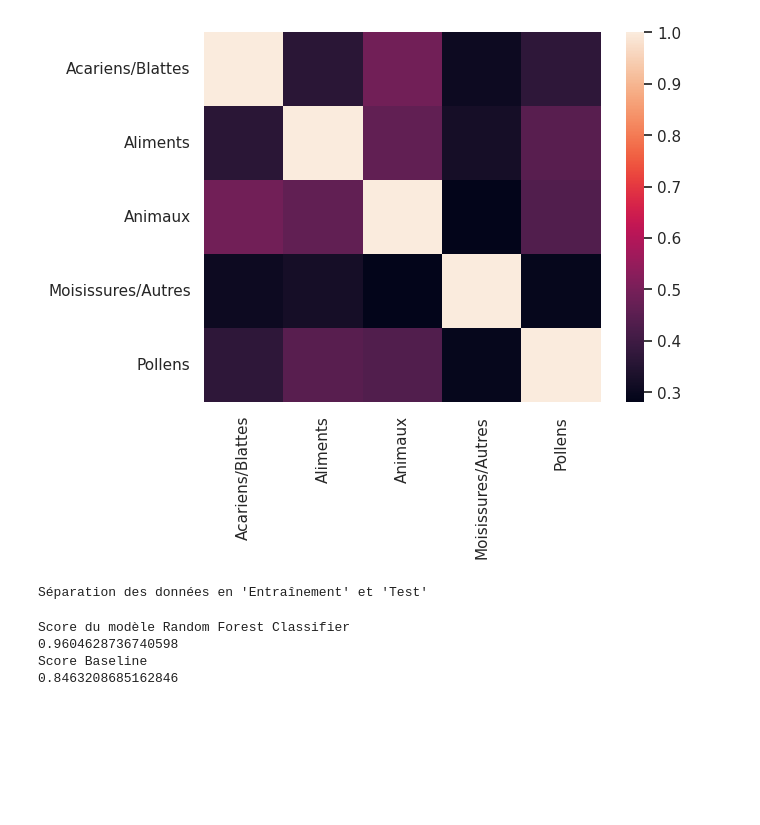
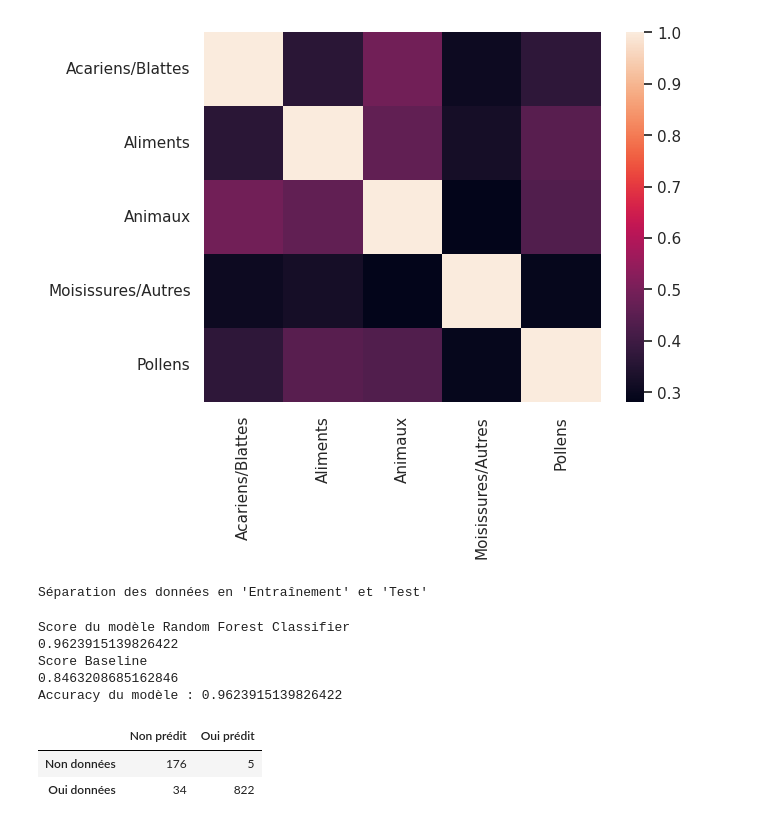
Before and after one commit to IngeaJeanOlivier/Allergies, a Jupyter notebook: notebooks/predictive_model_2.ipynb, the cells around one changed output. Saved outputs shown, nothing was run; the diff lists cells and outputs as text; code cells hidden in the pictures; blank space fills up the shorter version.

```diff
--- a/notebooks/predictive_model_2.ipynb
+++ b/notebooks/predictive_model_2.ipynb
@@ -110,6 +110,7 @@ print("Séparation des données en 'Entraînement' et 'Test'")
 Séparation des données en 'Entraînement' et 'Test'
 # %%
 from sklearn.ensemble import RandomForestClassifier
+from sklearn.metrics import accuracy_score, confusion_matrix
 from sklearn.preprocessing import RobustScaler
 
 # Initialisation du scaler
@@ -117,35 +118,51 @@ scaler = RobustScaler()
 scaler.set_output(transform="pandas")
 
 # Transformation des données
 X_train_scaled = scaler.fit_transform(X_train)
 X_test_scaled = scaler.transform(X_test)
 
 # Modèle Random Forest
-rfc = RandomForestClassifier()
+rfc = RandomForestClassifier(min_samples_leaf=5,
+                             max_depth=50,
+                             class_weight="balanced")
 
 # Entraînement
 rfc.fit(X=X_train_scaled, y=y_train)
 
 # Score
 score = rfc.score(X=X_test_scaled, y=y_test)
 
 # Excellent score : plus de 0.95
 print("Score du modèle Random Forest Classifier")
 print(score)
 
 # Baseline
 unique_labels, counts = np.unique(y, return_counts=True)
 unique_labels, counts
 
 base_line = max(counts) / sum(counts)
 
 print("Score Baseline")
 print(base_line)
+
+accuracy = accuracy_score(y_test, rfc.predict(X=X_test_scaled))
+# Part des "bien classifiés"
+print(f"Accuracy du modèle : {accuracy}")
+
+# Le R2 de ce modèle est bon, il faut vérifier aussi le critère accuracy, il est bon également :
+# Le modèle prédit avec raison (peu d'erreurs), comme on peut le voir sur la matrice de confusion :
+pd.DataFrame(confusion_matrix(y_test, rfc.predict(X_test_scaled)),
+             index = ["Non données", "Oui données"],
+             columns = ["Non prédit", "Oui prédit"])
 # %% [output]
 Score du modèle Random Forest Classifier
-0.9604628736740598
+0.9623915139826422
 Score Baseline
 0.8463208685162846
+Accuracy du modèle : 0.9623915139826422
+|  | Non prédit | Oui prédit |
+| Non données | 176 | 5 |
+| Oui données | 34 | 822 |
 # %%
 import matplotlib.pyplot as plt
 
```
Also changed, not shown: parts of 1 cell of this notebook, 1 other file.
